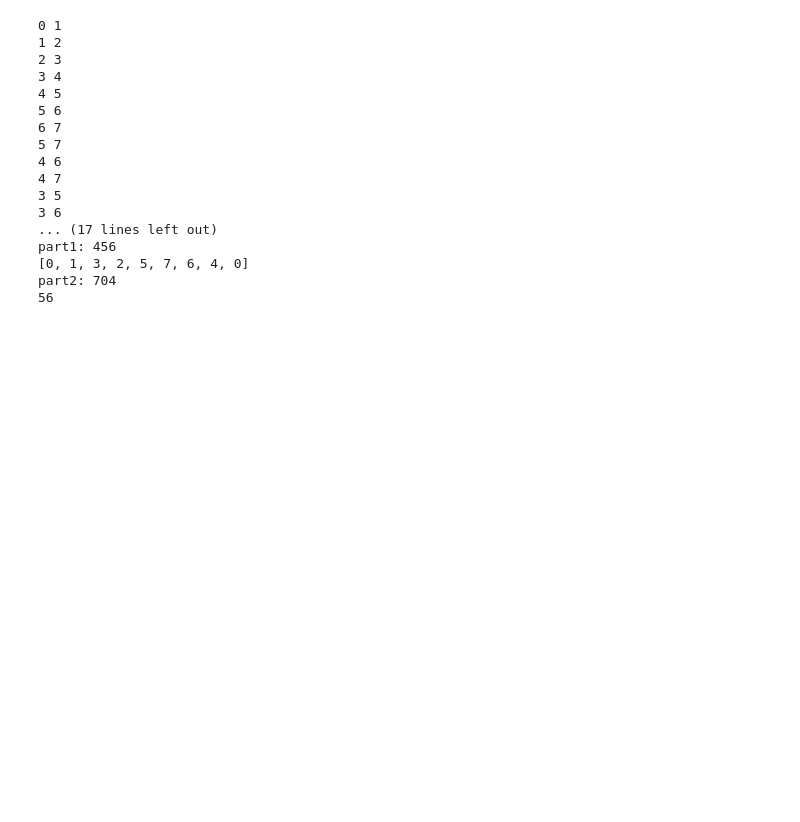
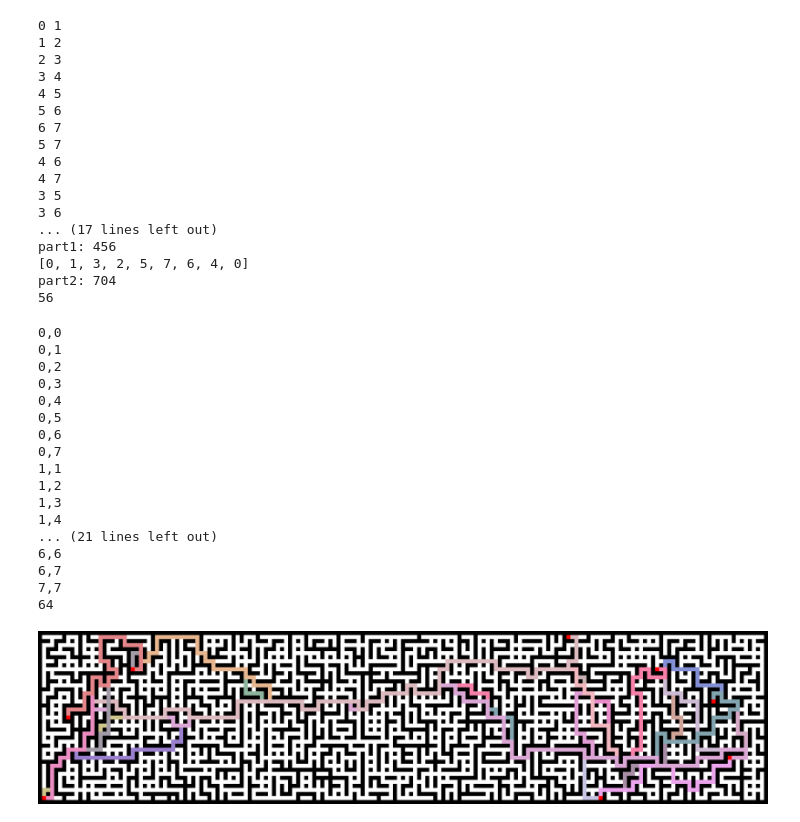
Before and after one commit to taxfromdk/AOC, a Jupyter notebook: AOC2016 - done/24.ipynb, the cells around one changed output. Cells and saved outputs as stored; diff of their text form; code cells hidden in the pictures; blank space fills up the shorter version.

```diff
--- a/AOC2016 - done/24.ipynb
+++ b/AOC2016 - done/24.ipynb
@@ -182,3 +278,68 @@ part1: 456
 [0, 1, 3, 2, 5, 7, 6, 4, 0]
 part2: 704
 56
+# %%
+
+cache = {}
+# %%
+from PIL import Image
+import numpy
+import cairo
+import math
+import random
+import cv2
+
+w = len(M[0])
+h = len(M)
+
+pix=np.random.rand(h, w, 4).astype(np.ubyte)
+
+for y in range(h):
+    for x in range(w):
+        if [x,y] in kp.values():
+            pix[y,x,:] = [255,0,0,255]
+        elif M[y][x] == ' ':
+            pix[y,x,:] = [255,255,255,255]
+        else:
+            pix[y,x,:] = [0,0,0,255]
+
+
+
+for i in range(8):
+    for j in range(i,8,1):
+        k = "%d,%d"%(i,j)
+        print(k)
+        if k in cache:
+            v = cache[k]
+        else:
+            v = pf_path(kp[i], kp[j])
+            cache[k] = v
+            cache[k[::-1]] = v
+            color = [random.randint(128,255),random.randint(128,200),random.randint(128,255),255]
+            for x,y in v[:-1]:
+                pix[y,x,:] = color
+
+print(len(cache.keys()))
+
+s=16
+pix=cv2.resize(pix, dsize=(w*s, h*s), interpolation=cv2.INTER_NEAREST)
+Image.fromarray(pix, 'RGBA')
+# %% [output]
+0,0
+0,1
+0,2
+0,3
+0,4
+0,5
+0,6
+0,7
+1,1
+1,2
+1,3
+1,4
+... (21 lines left out)
+6,6
+6,7
+7,7
+64
+[figure, added]
```
Also changed, not shown: parts of 3 cells of this notebook, 17 other files.
